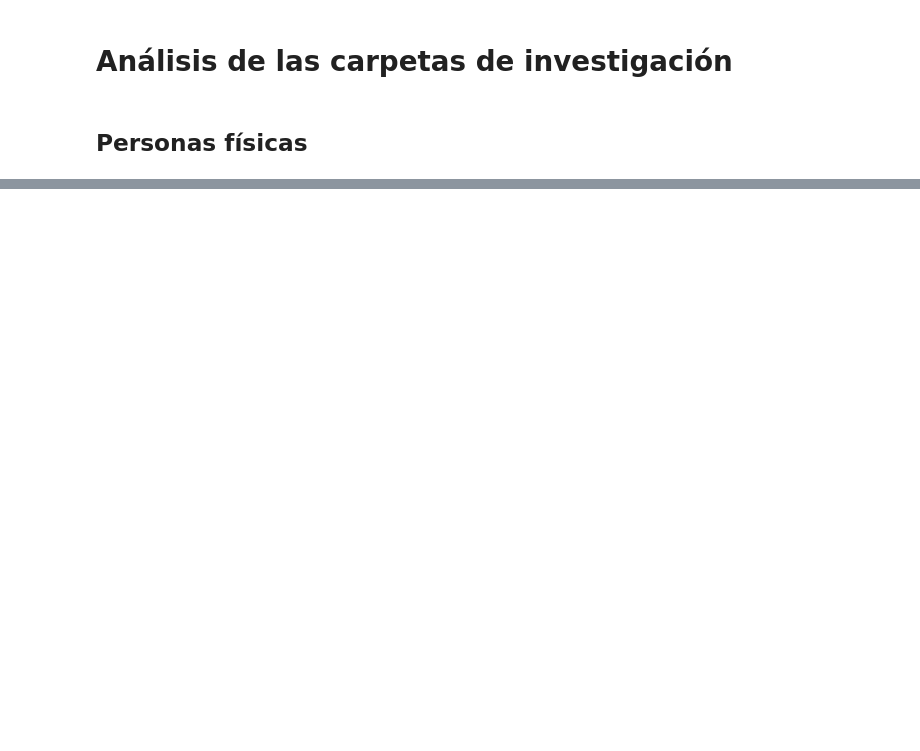
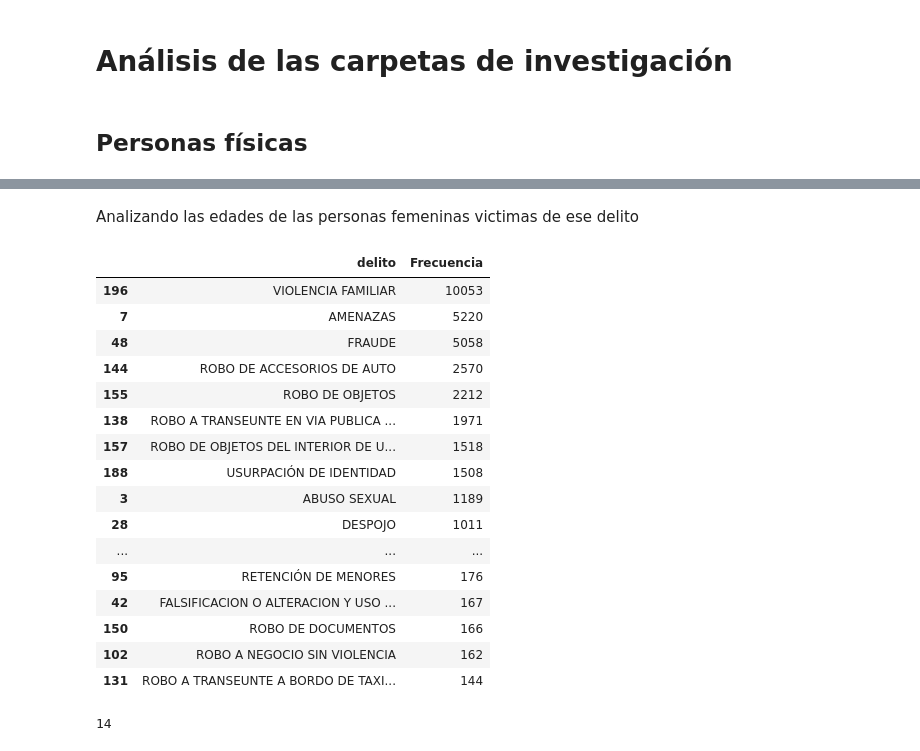
Before and after one commit to porto-o/analisis_carpetas_investigacion, a Jupyter notebook: Analisis.ipynb, the cells around one changed output, grey strips where cells are left out. Drawn from its saved outputs; the diff is of its cells as text; code cells hidden in the pictures; blank space fills up the shorter version.

```diff
--- a/Analisis.ipynb
+++ b/Analisis.ipynb
@@ -26,0 +35,33 @@ plt.show()
+# %% [markdown]
+Analizando las edades de las personas femeninas victimas de ese delito
+# %%
+mujeres_familiar = df_fisica.loc[(df_fisica["sexo"] == "Femenino") & (df_fisica["delito"] == "VIOLENCIA FAMILIAR")]
+
+mujeres_familiar.describe()
+sample = df_fisica.groupby(by="delito").size().reset_index(name="Frecuencia").sort_values(by="Frecuencia", ascending=False)
+
+sample.head(50)
+# %% [output]
+|  | delito | Frecuencia |
+| 196 | VIOLENCIA FAMILIAR | 10053 |
+| 7 | AMENAZAS | 5220 |
+| 48 | FRAUDE | 5058 |
+| 144 | ROBO DE ACCESORIOS DE AUTO | 2570 |
+| 155 | ROBO DE OBJETOS | 2212 |
+| 138 | ROBO A TRANSEUNTE EN VIA PUBLICA ... | 1971 |
+| 157 | ROBO DE OBJETOS DEL INTERIOR DE U... | 1518 |
+| 188 | USURPACIÓN DE IDENTIDAD | 1508 |
+| 3 | ABUSO SEXUAL | 1189 |
+| 28 | DESPOJO | 1011 |
+| ... | ... | ... |
+| 95 | RETENCIÓN DE MENORES | 176 |
+| 42 | FALSIFICACION O ALTERACION Y USO ... | 167 |
+| 150 | ROBO DE DOCUMENTOS | 166 |
+| 102 | ROBO A NEGOCIO SIN VIOLENCIA | 162 |
+| 131 | ROBO A TRANSEUNTE A BORDO DE TAXI... | 144 |
+# %%
+mujeres = df_fisica.loc[(df_fisica["sexo"] == "Femenino")]
+
+mujeres["categoria"].nunique()
+# %% [output]
+14
```
Also changed, not shown: parts of 11 cells of this notebook, 2 other files.
